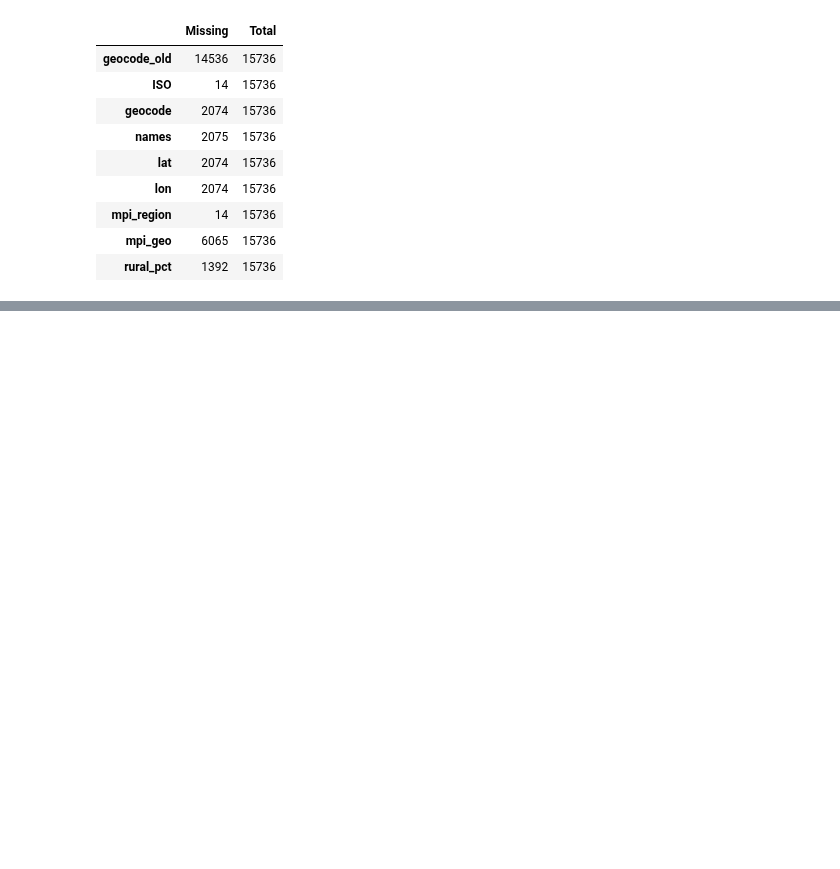
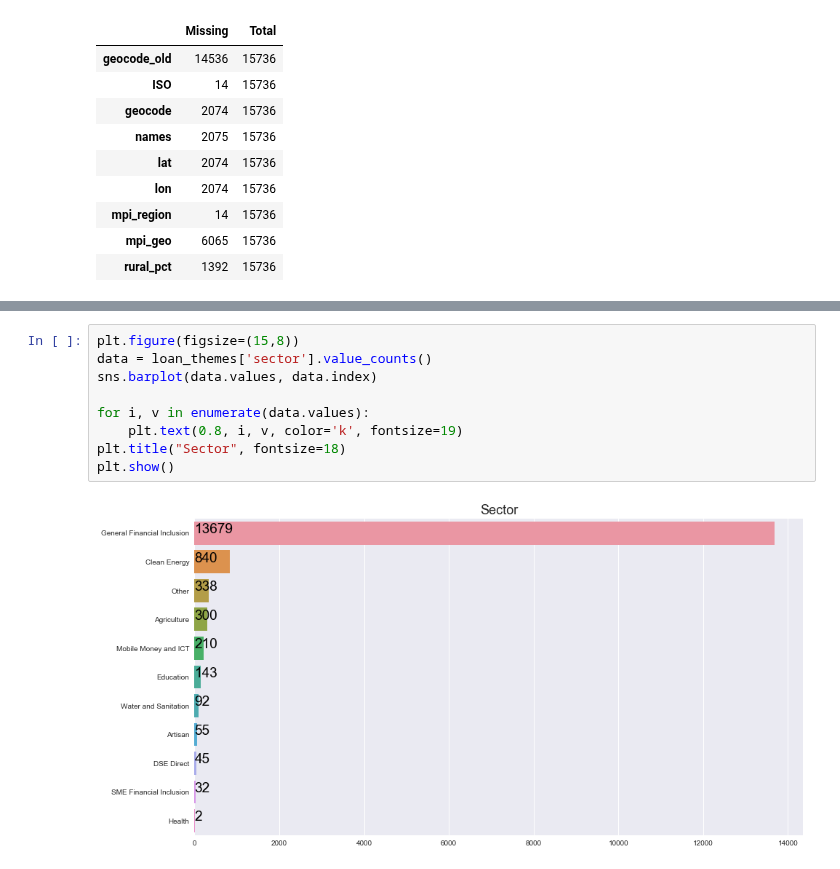
Before and after one commit to pstetz/Kaggle, a Jupyter notebook: in_progress/kiva/themes_by_region.ipynb, the cells around one changed output, grey strips where cells are left out. Drawn from its saved outputs; the diff is of its cells as text; blank space fills up the shorter version.

```diff
--- a/in_progress/kiva/themes_by_region.ipynb
+++ b/in_progress/kiva/themes_by_region.ipynb
@@ -79,0 +75,11 @@ NameError: name 'loan_themes' is not defined
+# %%
+plt.figure(figsize=(15,8))
+data = loan_themes['sector'].value_counts()
+sns.barplot(data.values, data.index)
+
+for i, v in enumerate(data.values):
+    plt.text(0.8, i, v, color='k', fontsize=19)
+plt.title("Sector", fontsize=18)
+plt.show()
+# %% [output]
+[figure, added]
```
Also changed, not shown: parts of 11 cells of this notebook, 1 other file.
